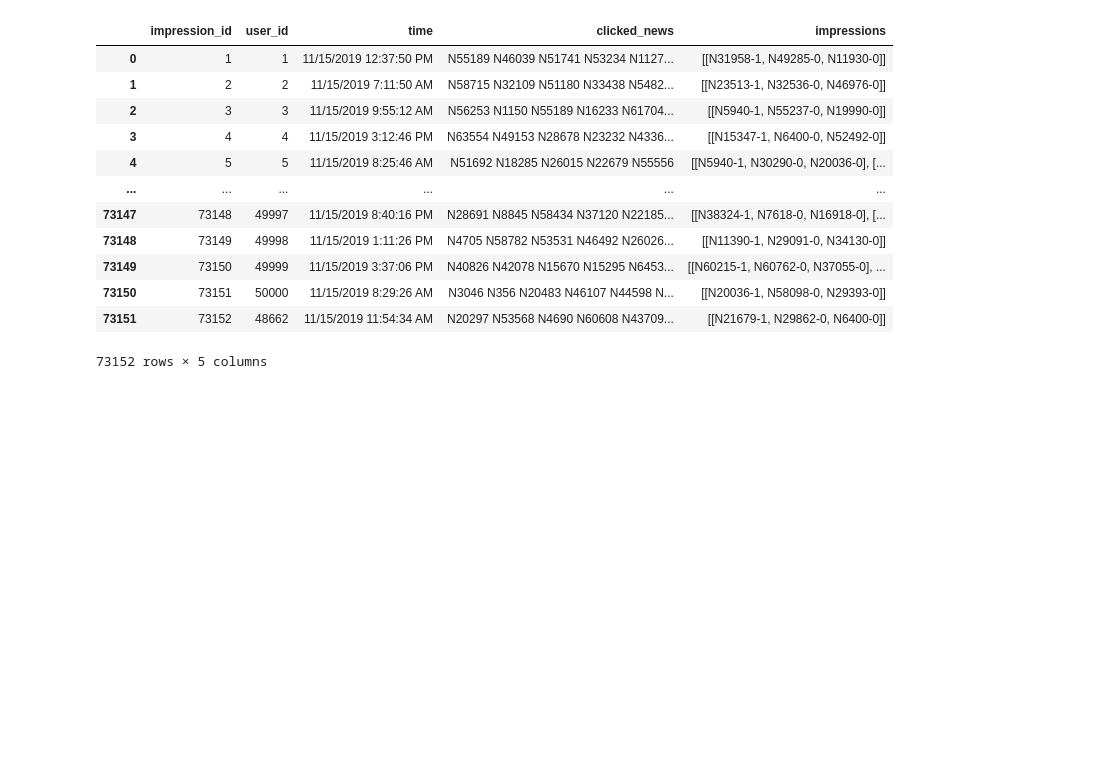
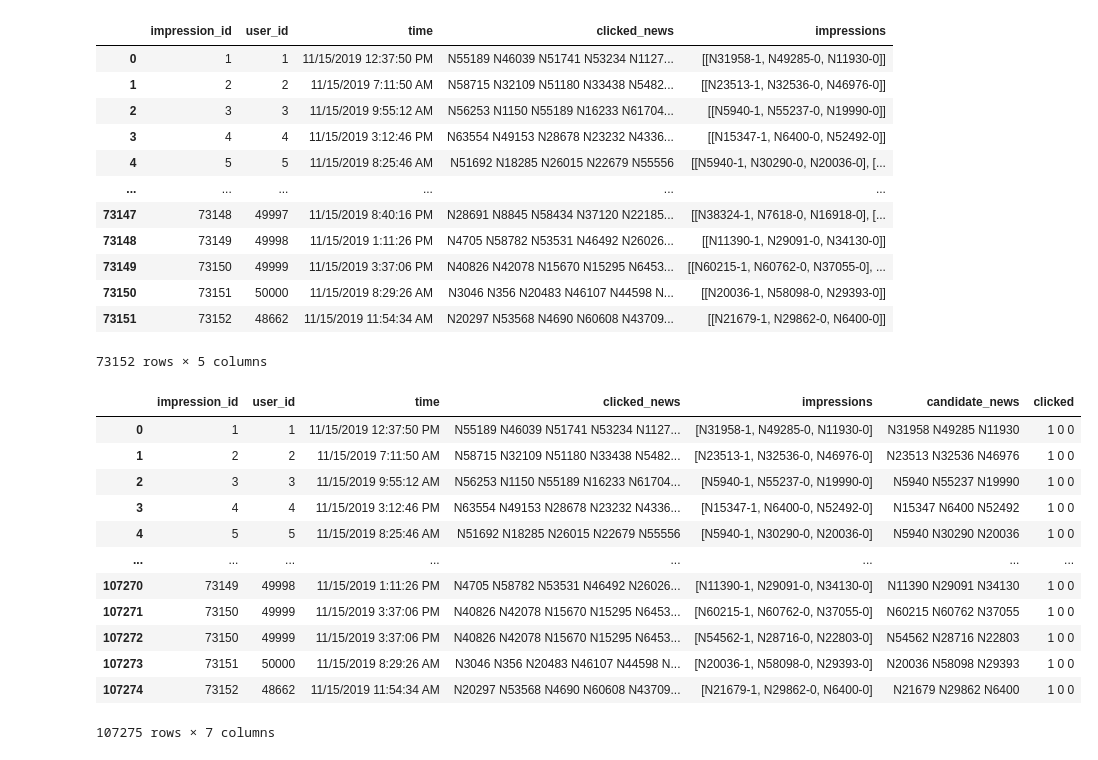
Before and after one commit to nabang1010/NRMS_nabang1010, a Jupyter notebook: data_preprocess_nabang1010.ipynb, the cells around one changed output. Saved outputs shown, nothing was run; the diff lists cells and outputs as text; code cells hidden in the pictures; blank space fills up the shorter version.

Commit message:
update data_process_nabang1010.py

```diff
--- a/data_preprocess_nabang1010.ipynb
+++ b/data_preprocess_nabang1010.ipynb
@@ -149,3 +148,26 @@ behaviors
 | 73150 | 73151 | 50000 | 11/15/2019 8:29:26 AM | N3046 N356 N20483 N46107 N44598 N... | [[N20036-1, N58098-0, N29393-0]] |
 | 73151 | 73152 | 48662 | 11/15/2019 11:54:34 AM | N20297 N53568 N4690 N60608 N43709... | [[N21679-1, N29862-0, N6400-0]] |
 73152 rows × 5 columns
+# %%
+behaviors = behaviors.explode('impressions').dropna(
+        subset=["impressions"]).reset_index(drop=True)
+
+behaviors[['candidate_news', 'clicked']] = pd.DataFrame(
+    behaviors.impressions.map(
+        lambda x: (' '.join([e.split('-')[0] for e in x]), ' '.join([e.split('-')[1] for e in x]))).tolist())
+behaviors
+# behaviors.to_csv(target, sep='\t', index=False, columns=['user', 'clicked_news', 'candidate_news', 'clicked'])
+# %% [output]
+|  | impression_id | user_id | time | clicked_news | impressions | candidate_news | clicked |
+| 0 | 1 | 1 | 11/15/2019 12:37:50 PM | N55189 N46039 N51741 N53234 N1127... | [N31958-1, N49285-0, N11930-0] | N31958 N49285 N11930 | 1 0 0 |
+| 1 | 2 | 2 | 11/15/2019 7:11:50 AM | N58715 N32109 N51180 N33438 N5482... | [N23513-1, N32536-0, N46976-0] | N23513 N32536 N46976 | 1 0 0 |
+| 2 | 3 | 3 | 11/15/2019 9:55:12 AM | N56253 N1150 N55189 N16233 N61704... | [N5940-1, N55237-0, N19990-0] | N5940 N55237 N19990 | 1 0 0 |
+| 3 | 4 | 4 | 11/15/2019 3:12:46 PM | N63554 N49153 N28678 N23232 N4336... | [N15347-1, N6400-0, N52492-0] | N15347 N6400 N52492 | 1 0 0 |
+| 4 | 5 | 5 | 11/15/2019 8:25:46 AM | N51692 N18285 N26015 N22679 N55556 | [N5940-1, N30290-0, N20036-0] | N5940 N30290 N20036 | 1 0 0 |
+| ... | ... | ... | ... | ... | ... | ... | ... |
+| 107270 | 73149 | 49998 | 11/15/2019 1:11:26 PM | N4705 N58782 N53531 N46492 N26026... | [N11390-1, N29091-0, N34130-0] | N11390 N29091 N34130 | 1 0 0 |
+| 107271 | 73150 | 49999 | 11/15/2019 3:37:06 PM | N40826 N42078 N15670 N15295 N6453... | [N60215-1, N60762-0, N37055-0] | N60215 N60762 N37055 | 1 0 0 |
+| 107272 | 73150 | 49999 | 11/15/2019 3:37:06 PM | N40826 N42078 N15670 N15295 N6453... | [N54562-1, N28716-0, N22803-0] | N54562 N28716 N22803 | 1 0 0 |
+| 107273 | 73151 | 50000 | 11/15/2019 8:29:26 AM | N3046 N356 N20483 N46107 N44598 N... | [N20036-1, N58098-0, N29393-0] | N20036 N58098 N29393 | 1 0 0 |
+| 107274 | 73152 | 48662 | 11/15/2019 11:54:34 AM | N20297 N53568 N4690 N60608 N43709... | [N21679-1, N29862-0, N6400-0] | N21679 N29862 N6400 | 1 0 0 |
+107275 rows × 7 columns
```
Also changed, not shown: parts of 4 cells of this notebook, 2 other files.
